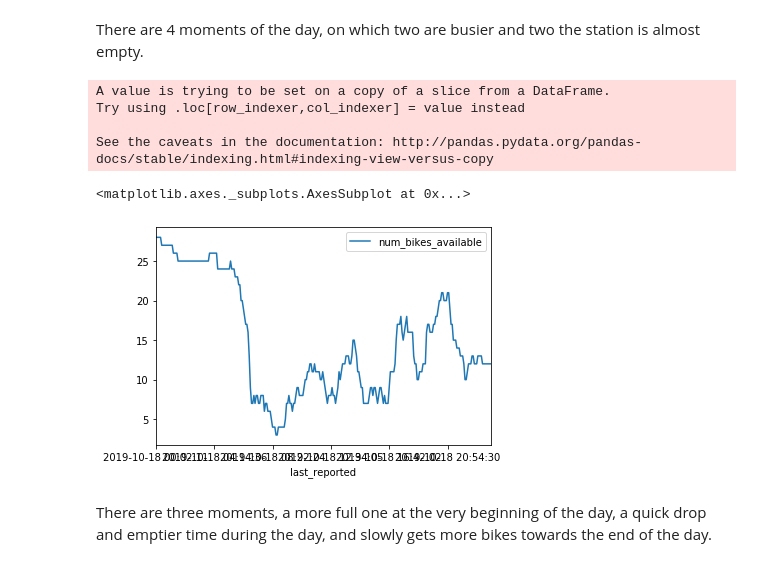
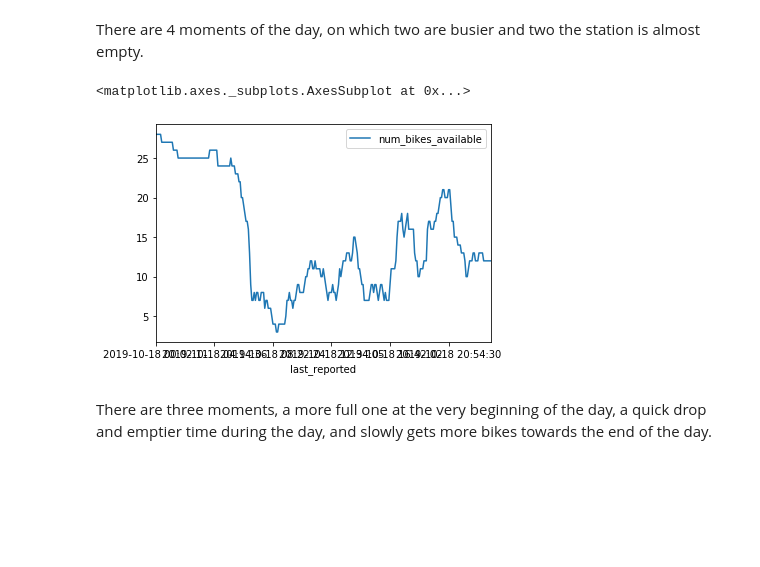
Before and after one commit to jaumevr15/Bicing-Stations-Analysis, a Jupyter notebook: your-project/code/0_data_cleaning.ipynb, the cells around one changed output. Drawn from its saved outputs; the diff is of its cells as text; code cells hidden in the pictures; blank space fills up the shorter version.

Commit message:
Finished data cleaning

```diff
--- a/your-project/code/0_data_cleaning.ipynb
+++ b/your-project/code/0_data_cleaning.ipynb
@@ -119,16 +119,12 @@ ih_bikes_day.plot(x='last_reported', y='num_bikes_available', style='-')
 There are 4 moments of the day, on which two are busier and two the station is almost empty.
 # %%
 #By doing the same on the 'Home' station, which is initially a residential area, what do we see?
-home["last_reported"] = home["last_reported"].astype(str)
-home_day = home[home["last_reported"].str.startswith('2019-10-18')]
+home = octubre.query('station_id== 381')
+home_day = home_day[home_day.last_updated.dt.day == 18]
 home_day.plot(x='last_reported', y='num_bikes_available', style='-')
 # %% [output]
-A value is trying to be set on a copy of a slice from a DataFrame.
-Try using .loc[row_indexer,col_indexer] = value instead
-
-See the caveats in the documentation: http://pandas.pydata.org/pandas-docs/stable/indexing.html#indexing-view-versus-copy
+<matplotlib.axes._subplots.AxesSubplot at 0x...>
-<matplotlib.axes._subplots.AxesSubplot at 0x...>
-[figure, old version]
+[figure, new version]
 # %% [markdown]
 There are three moments, a more full one at the very beginning of the day, a quick drop and emptier time during the day, and slowly gets more bikes towards the end of the day.
 # %% [markdown]
```
Also changed, not shown: parts of 8 cells of this notebook.
